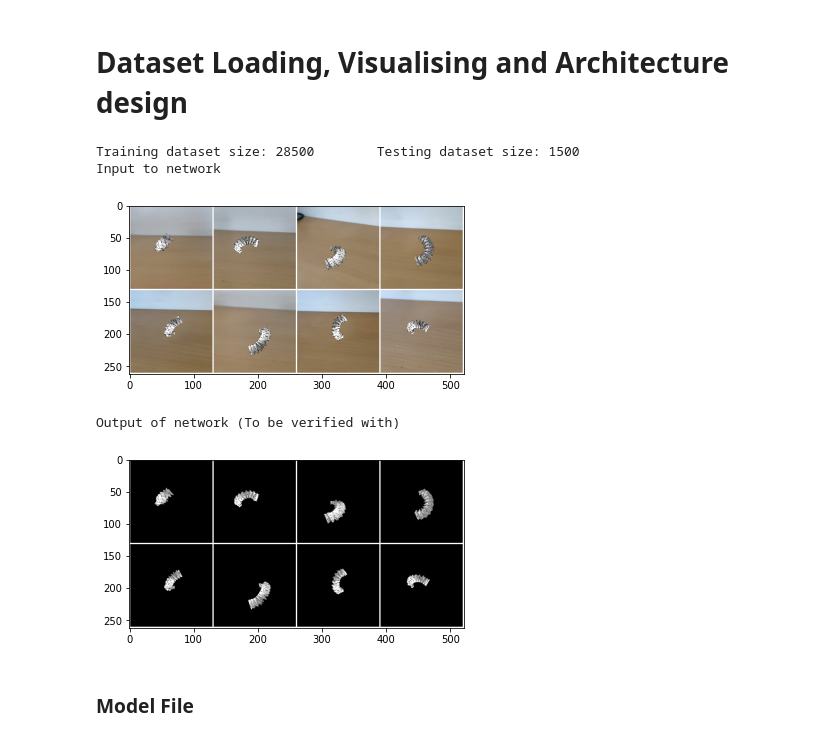
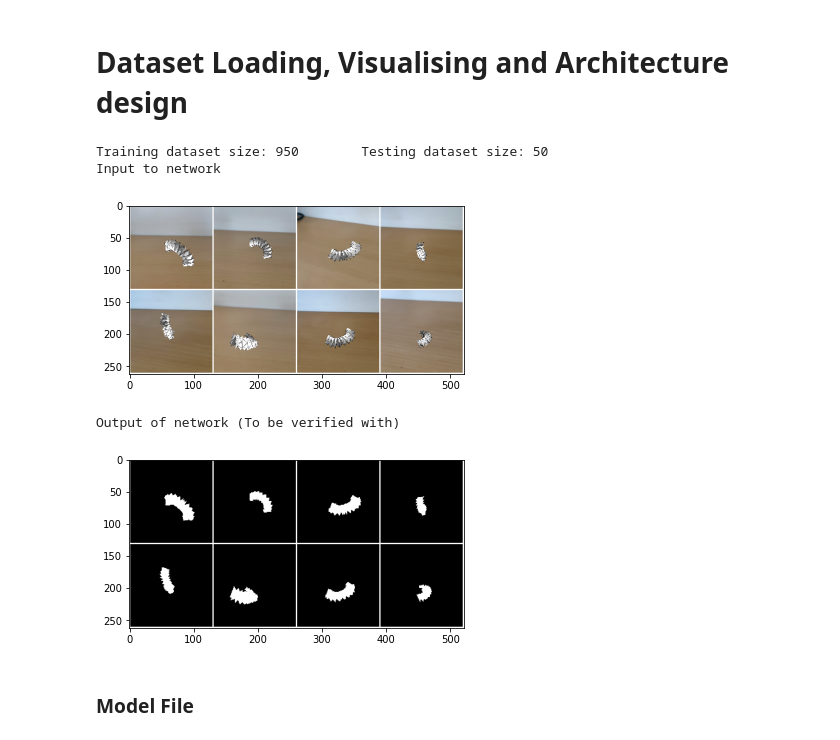
Before and after one commit to take2rohit/scoop_net, a Jupyter notebook: 22_cleaned_resnet_unet.ipynb, the cells around one changed output. Drawn from its saved outputs; the diff is of its cells as text; code cells hidden in the pictures.

Commit message:
added visualiser and binarized op

```diff
--- a/22_cleaned_resnet_unet.ipynb
+++ b/22_cleaned_resnet_unet.ipynb
@@ -144,7 +139,9 @@ class Normalize(object):
                 'dof_vec' : sample['dof_vec'] }
 # %%
 class DataLoadResUnet(Dataset):
-
+    '''
+    Change self.dataset_size to set custom dataset size for testing
+    '''
     def __init__(self, origami_dir, bg_dir, csv_dir, dataset_size=150,transform=None):
         self.bg_dir = bg_dir
         self.origami_dir = origami_dir
@@ -155,28 +152,24 @@ class DataLoadResUnet(Dataset):
         self.orgami_list = [f for f in os.listdir(self.origami_dir) \
          if os.path.isfile(os.path.join(self.origami_dir, f))]
 
-        self.dataset_size=len(self.orgami_list)
+        self.dataset_size=1000
 
         self.bg_list = [f for f in os.listdir(self.bg_dir) \
          if os.path.isfile(os.path.join(self.bg_dir, f))]
-
     def merge(self,origami_loc, background_loc):
         origami = cv2.imread(origami_loc)
         origami_black_bg = origami.copy()
         background = cv2.imread(background_loc)
         background = cv2.resize(background, dsize=(origami.shape[0],origami.shape[1]),
                                 interpolation=cv2.INTER_CUBIC)
-        frame_threshold = cv2.inRange(cv2.cvtColor(origami, cv2.COLOR_BGR2HSV),
-                                      (50, 50, 50), (70, 255, 255))
-        op_image = cv2.bitwise_and(origami_black_bg, origami_black_bg, mask=cv2.bitwise_not(frame_threshold))
-        bg = cv2.bitwise_and(background, background, mask=frame_threshold)
-        in_image = cv2.bitwise_or(op_image, bg)
+        frame_threshold = cv2.inRange(cv2.cvtColor(origami, cv2.COLOR_BGR2HSV), (50, 50, 50), (70, 255, 255))
+        temp1 = cv2.bitwise_and(origami_black_bg, origami_black_bg, mask=cv2.bitwise_not(frame_threshold))
+        temp2 = cv2.bitwise_and(background, background, mask=frame_threshold)
+        out_image = cv2.bitwise_not(frame_threshold)
+        in_image = cv2.bitwise_or(temp1, temp2)
+        in_image = cv2.cvtColor(in_image, cv2.COLOR_BGR2RGB)
+        return in_image,out_image
 
-        # op_image = cv2.cvtColor(op_image, cv2.COLOR_BGR2RGB)
-        op_image = cv2.cvtColor(op_image, cv2.COLOR_BGR2GRAY)
-        in_image = cv2.cvtColor(in_image, cv2.COLOR_BGR2RGB)
-
-        return in_image, op_image
 
     def __len__(self):
         return self.dataset_size
@@ -204,8 +197,8 @@ class DataLoadResUnet(Dataset):
 
         return sample
 # %%
-train_batch_size = 8
-test_batch_size = 4
+train_batch_size = 32
+test_batch_size = 32
 split_percent = 0.95
 
 origami_dataset_dir = "/content/OrigamiDataset/Omega"
@@ -229,36 +222,36 @@ train_dataset, test_dataset = torch.utils.data.random_split(origami, [train_size
 train_loader = DataLoader(train_dataset, batch_size=train_batch_size,
                             shuffle=True,**kwargs)
 
 test_loader = DataLoader(test_dataset, batch_size=test_batch_size,
                             shuffle=True,**kwargs)
 
 print(f'Training dataset size: {len(train_dataset)} \
        Testing dataset size: {len(test_dataset)}')
 
 
 iterator = iter(train_loader)
 sample = iterator.next()
 
 augmented,original, dof_vec = sample['augmented'],sample['original'], sample['dof_vec']
 
 def imshow(img, images_show = 8):
     kwargs =  {'nrow':4, "padding":2, "pad_value":1}
     img = torchvision.utils.make_grid(img[:images_show,:], **kwargs)
     npimg = img.numpy()
     npimg = np.transpose(npimg, (1, 2, 0))
     plt.imshow(npimg)
     plt.show()
 
 print('Input to network')
 imshow(augmented)
 print('Output of network (To be verified with)')
 imshow(original)
 # %% [output]
-Training dataset size: 28500        Testing dataset size: 1500
+Training dataset size: 950        Testing dataset size: 50
 Input to network
-[figure, old version]
+[figure, new version]
 Output of network (To be verified with)
-[figure, old version]
+[figure, new version]
 # %% [markdown]
 ### Model File
 # %%
```
Also changed, not shown: parts of 7 cells of this notebook.
